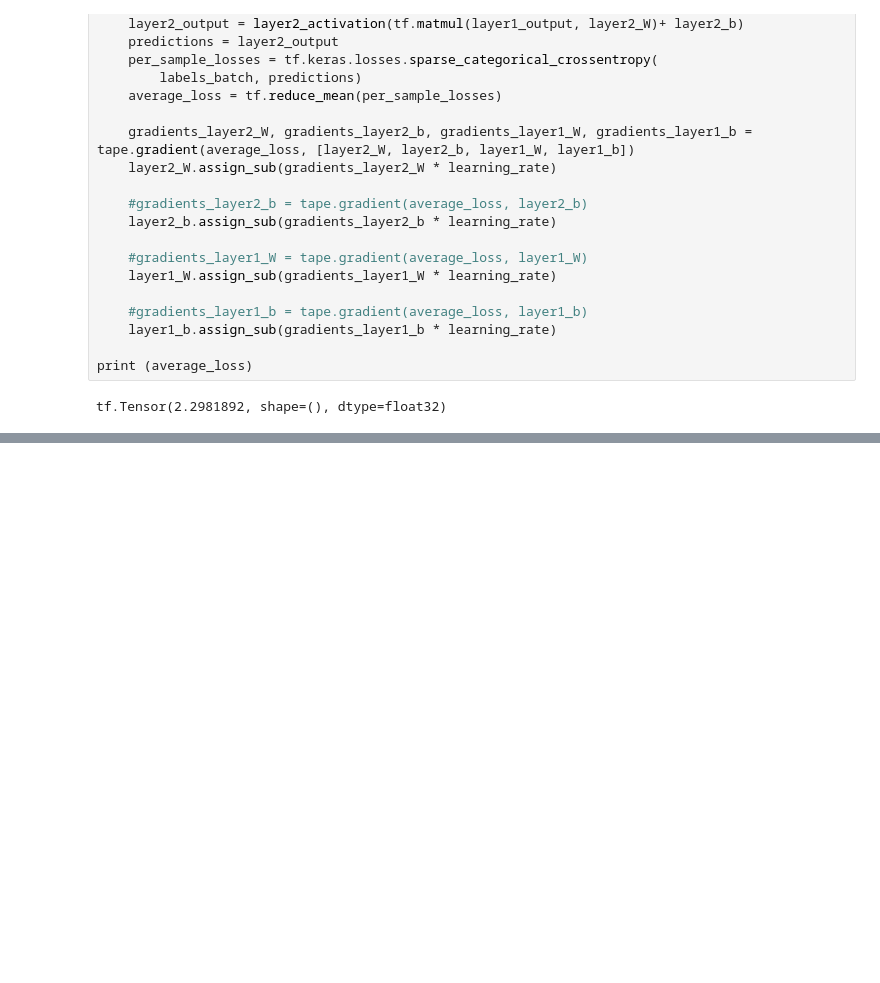
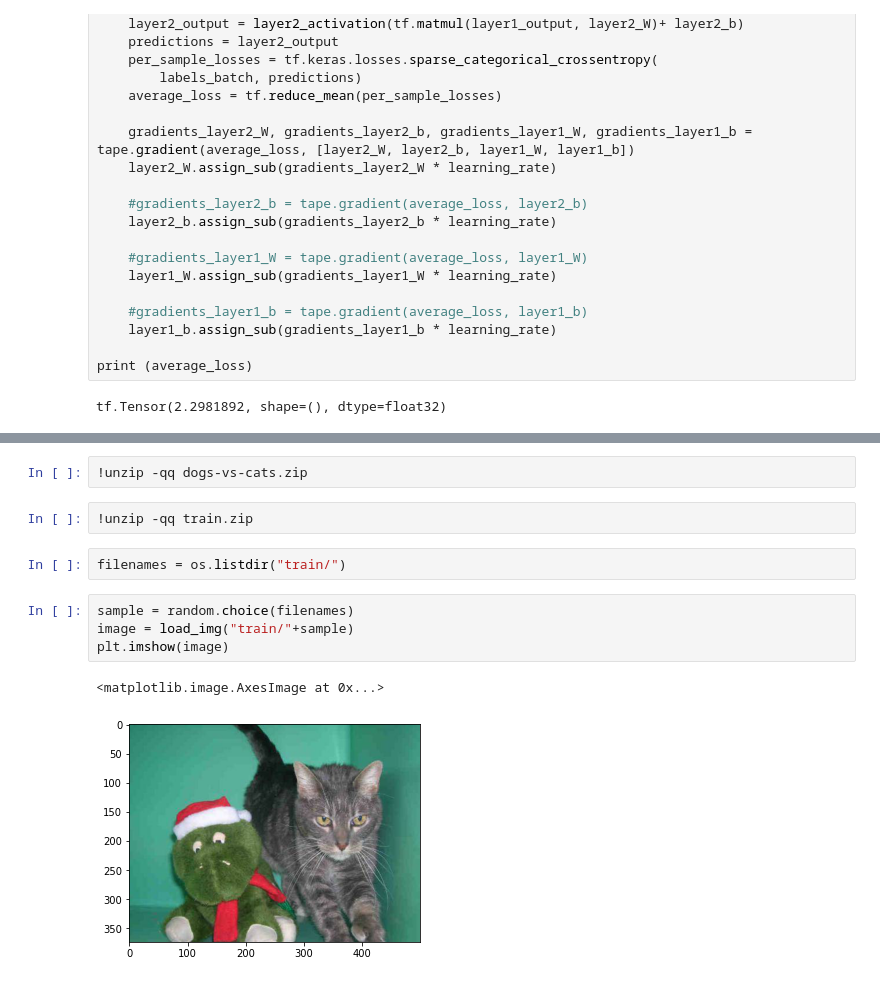
Before and after one commit to everestso/Summer22, a Jupyter notebook: Tensor1.ipynb, the cells around one changed output, grey strips where cells are left out. Drawn from its saved outputs; the diff is of its cells as text; blank space fills up the shorter version.

```diff
--- a/Tensor1.ipynb
+++ b/Tensor1.ipynb
@@ -239,0 +312,13 @@ tf.Tensor(2.2981892, shape=(), dtype=float32)
+# %%
+!unzip -qq dogs-vs-cats.zip
+# %%
+!unzip -qq train.zip
+# %%
+filenames = os.listdir("train/")
+# %%
+sample = random.choice(filenames)
+image = load_img("train/"+sample)
+plt.imshow(image)
+# %% [output]
+<matplotlib.image.AxesImage at 0x...>
+[figure, added]
```
Also changed, not shown: parts of 8 cells of this notebook.
